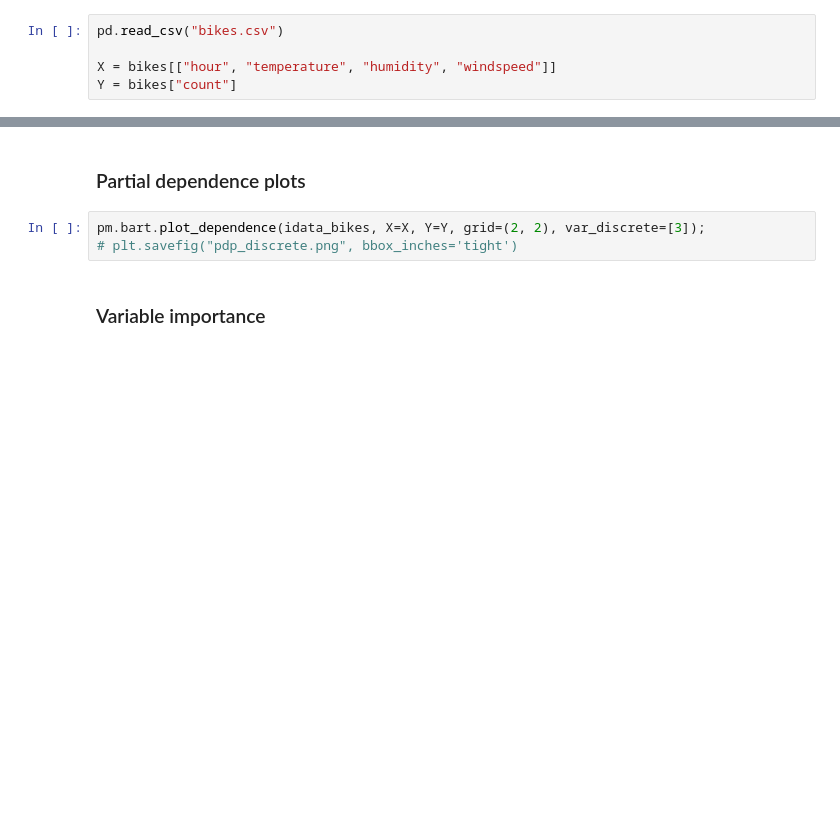
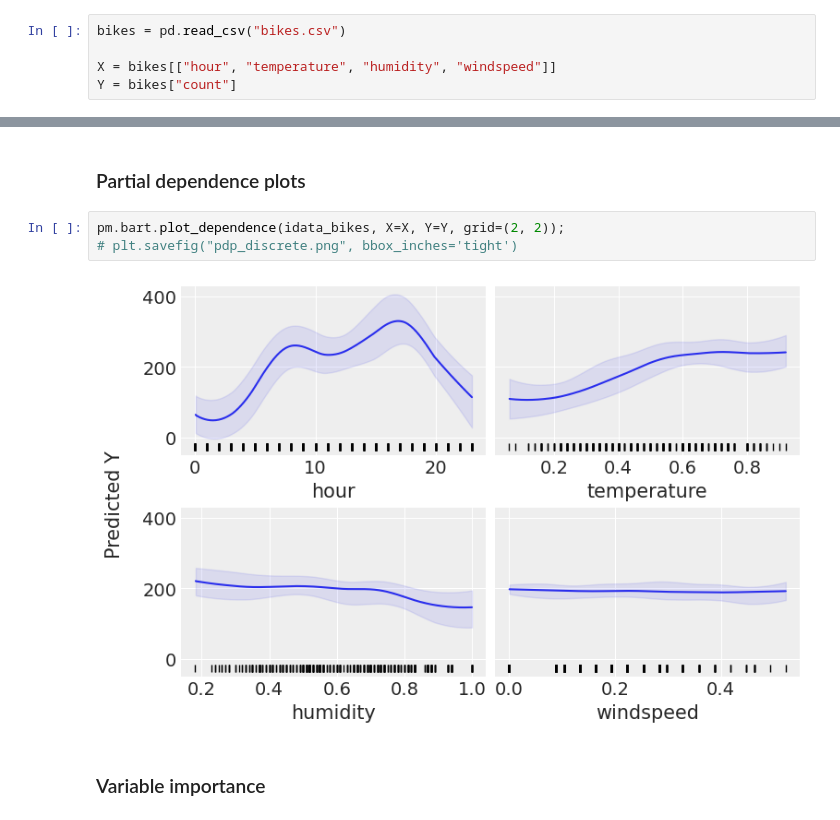
Before and after one commit to Grupo-de-modelado-probabilista/BART, a Jupyter notebook: experiments/Bikes.ipynb, the cells around one changed output, grey strips where cells are left out. Saved outputs shown, nothing was run; the diff lists cells and outputs as text; blank space fills up the shorter version.

```diff
--- a/experiments/Bikes.ipynb
+++ b/experiments/Bikes.ipynb
@@ -16,7 +16,7 @@ az.style.use("arviz-darkgrid")
 # %% [markdown]
 ## Biking with BART
 # %%
-pd.read_csv("bikes.csv")
+bikes = pd.read_csv("bikes.csv")
 
 X = bikes[["hour", "temperature", "humidity", "windspeed"]]
 Y = bikes["count"]
@@ -29,8 +40,10 @@ with pm.Model(rng_seeder=rng) as model_bikes:
 # %% [markdown]
 ### Partial dependence plots
 # %%
-pm.bart.plot_dependence(idata_bikes, X=X, Y=Y, grid=(2, 2), var_discrete=[3]);
+pm.bart.plot_dependence(idata_bikes, X=X, Y=Y, grid=(2, 2));
 # plt.savefig("pdp_discrete.png", bbox_inches='tight')
+# %% [output]
+[figure, added]
 # %% [markdown]
 ### Variable importance
 # %%
```
Also changed, not shown: parts of 2 cells of this notebook, 2 other files.
